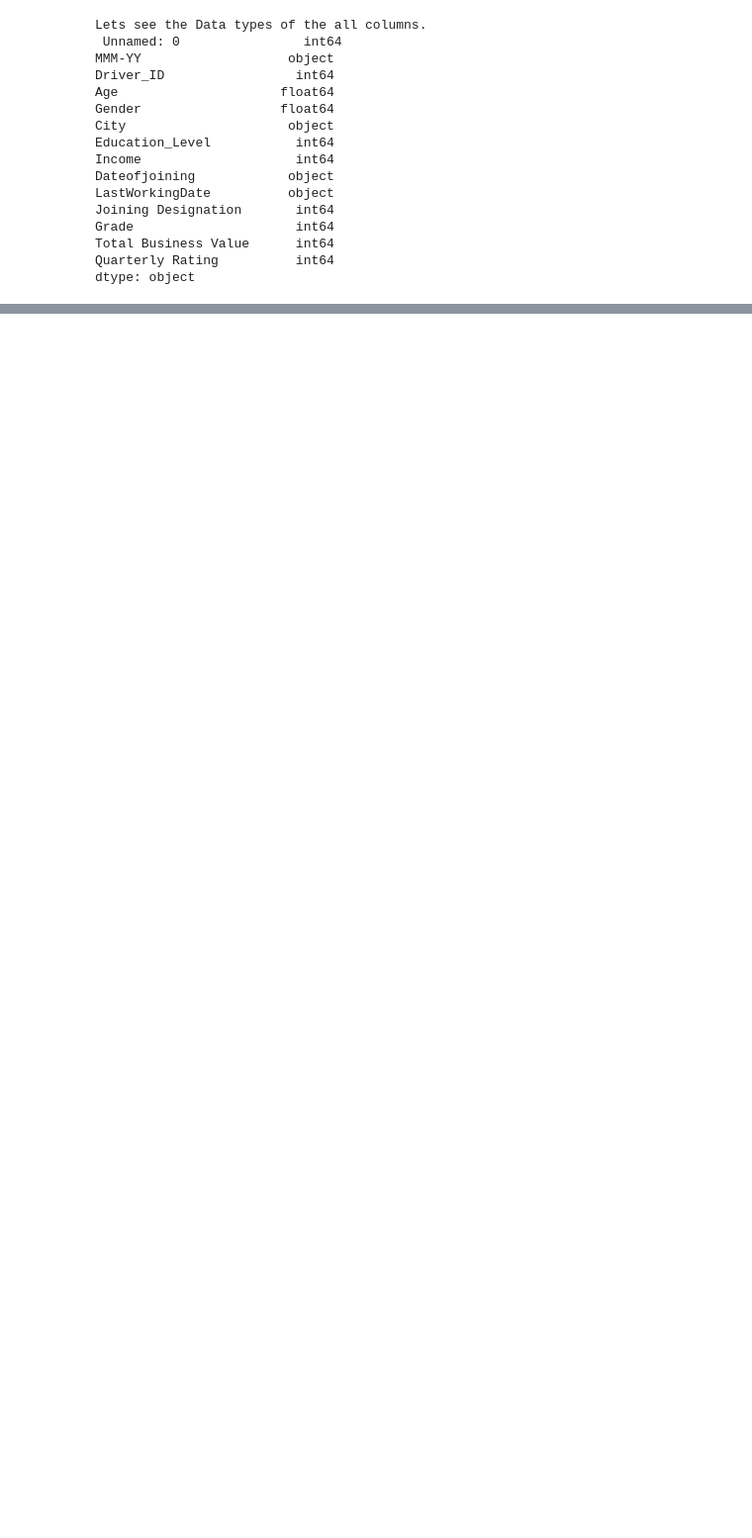
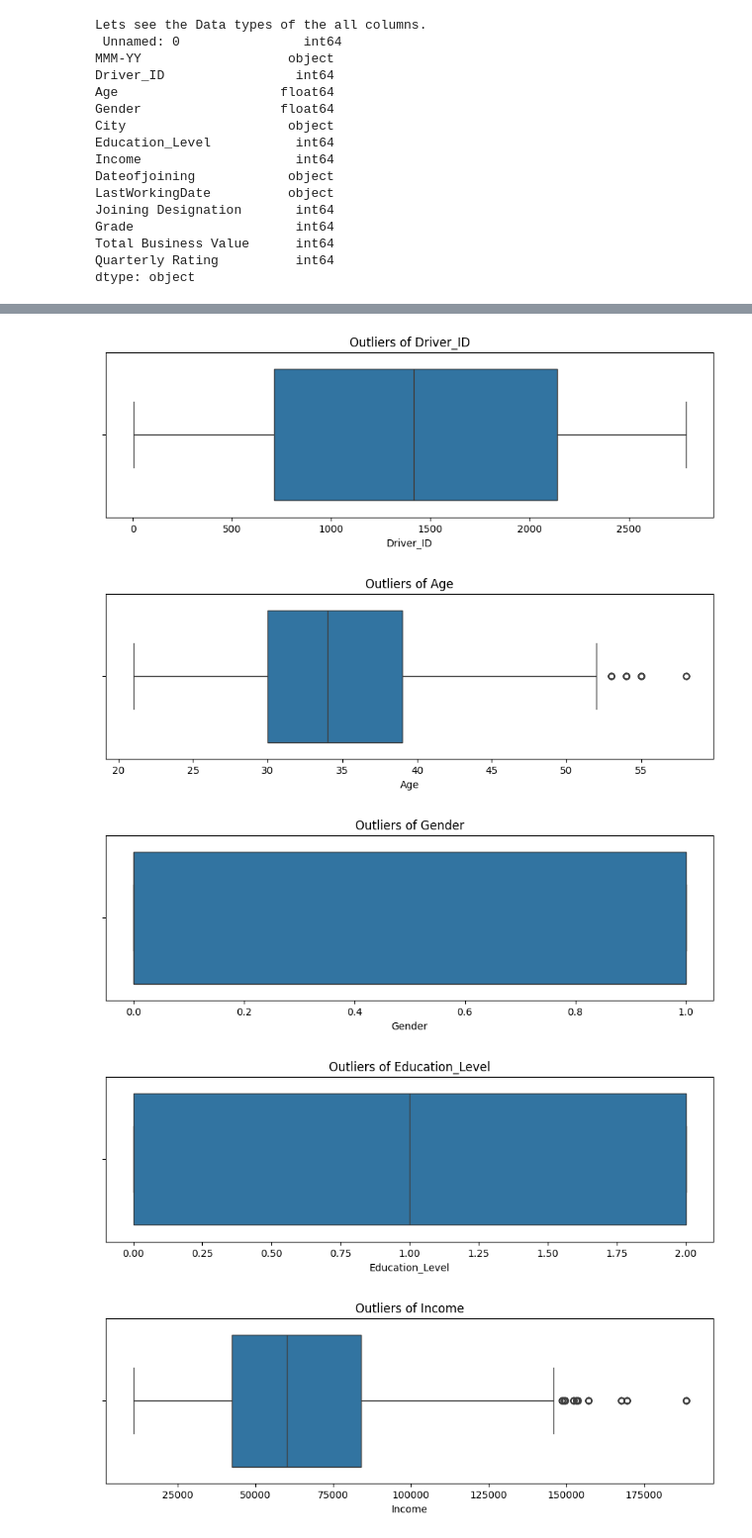
Before and after one commit to derravi/Ola_Case_Study_Data_Analytics, a Jupyter notebook: main.ipynb, the cells around one changed output, grey strips where cells are left out. Shown at 99% size. Drawn from its saved outputs; the diff is of its cells as text; code cells hidden in the pictures; blank space fills up the shorter version.

```diff
--- a/main.ipynb
+++ b/main.ipynb
@@ -85,0 +77,7 @@ dtype: int64
+# %%
+df["Age"] = pd.to_numeric(df["Age"],errors="coerce")
+df['Age'] = df['Age'].fillna(df['Age'].mean())
+df["Age"] = df["Age"].astype(int)
+
+df["Gender"] = pd.to_numeric(df["Gender"],errors="coerce")
+df['Gender'] = df['Gender'].fillna(df['Gender'].mode()[0])
@@ -85,0 +101,17 @@ dtype: int64
+# %%
+#Make the Churn Column.
+
+df["Churn"] = df["LastWorkingDate"].notnull().astype(int)
+df.drop("LastWorkingDate",axis=1,inplace=True)
+# %%
+#Saperate the Numaric and categorical columns
+numaric_feture = []
+categorical_feture = []
+
+for i in df.columns:
+    if df[i].dtype == "object":
+        categorical_feture.append(i)
+    else:
+        numaric_feture.append(i)
+print("Numaric : ",numaric_feture)
+print("Categorical  : ",categorical_feture)
@@ -85,0 +121,14 @@ dtype: int64
+# %%
+# #Lets see there is have outliers or not.
+
+for i in numaric_feture:
+    plt.figure(figsize=(11,3))
+    sns.boxplot(x = df[i])
+    plt.title(f"Outliers of {i}")
+    plt.show()
+# %% [output]
+[figure, added]
+[figure, added]
+[figure, added]
+[figure, added]
+[figure, added]
```
Also changed, not shown: parts of 8 cells of this notebook.
